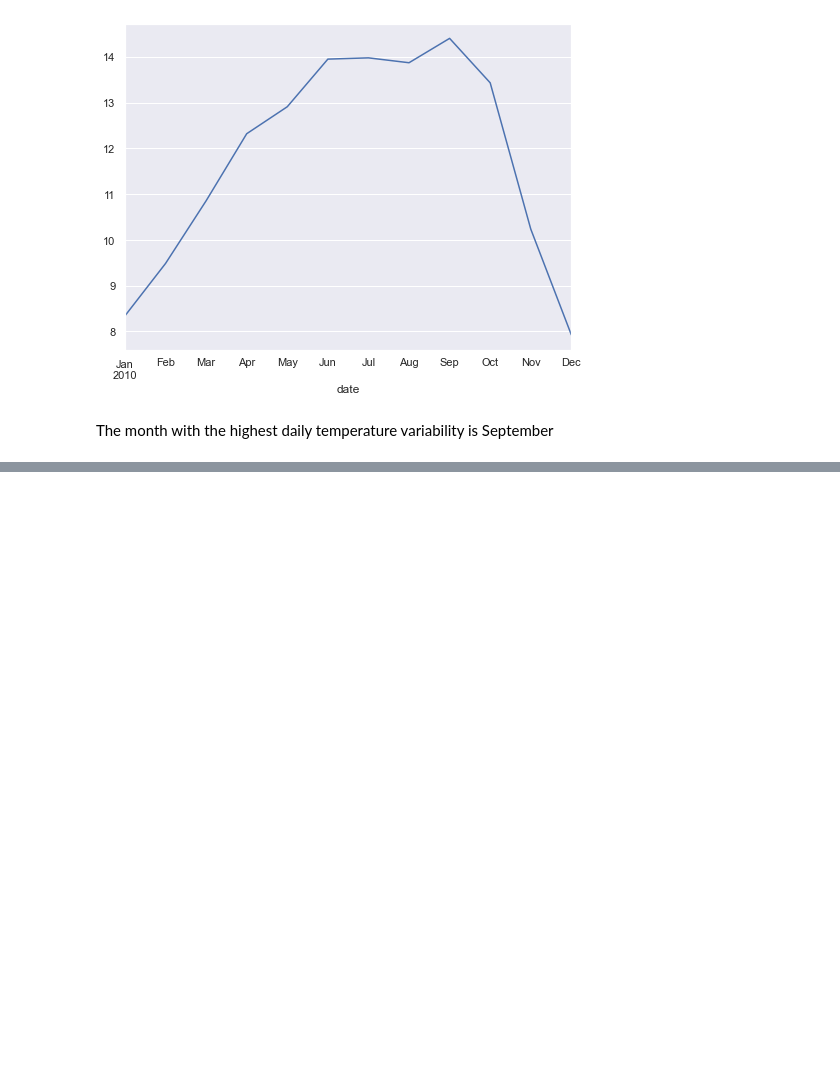
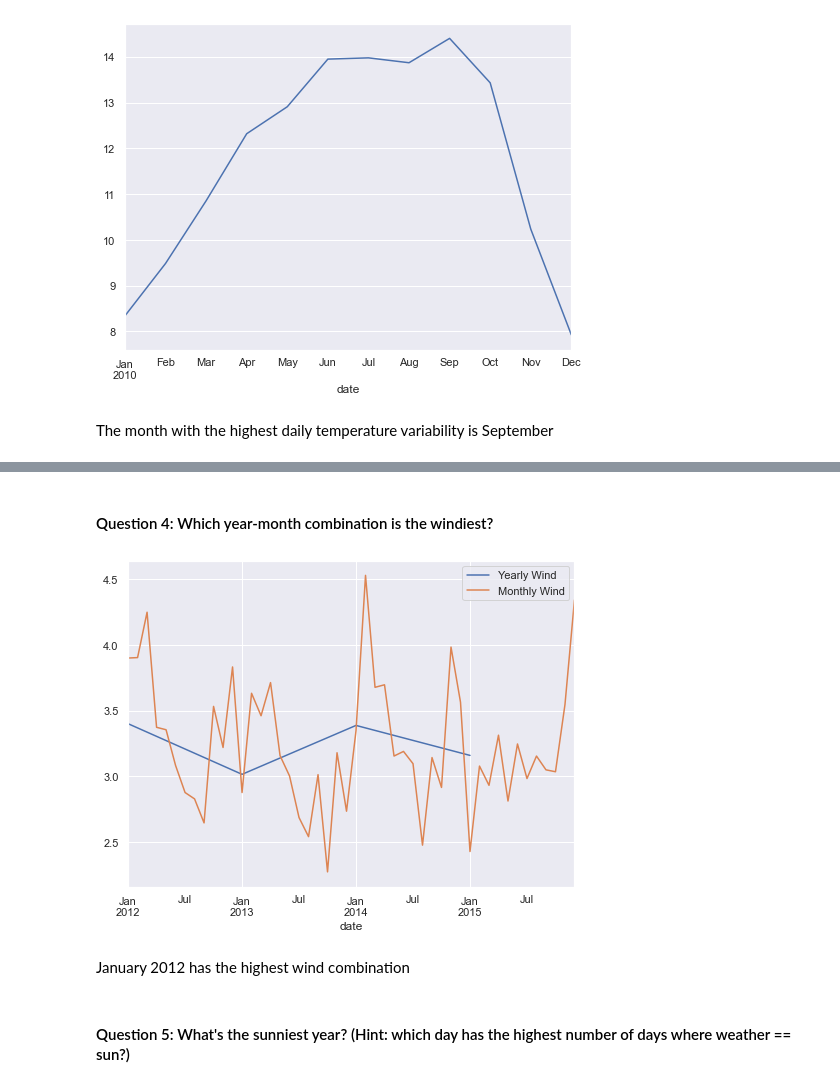
Before and after one commit to ForrestMccrosky/time-series-exercises, a Jupyter notebook: time_manipulation.ipynb, the cells around one changed output, grey strips where cells are left out. Saved outputs shown, nothing was run; the diff lists cells and outputs as text; code cells hidden in the pictures; blank space fills up the shorter version.

```diff
--- a/time_manipulation.ipynb
+++ b/time_manipulation.ipynb
@@ -231,0 +344,13 @@ The month with the highest daily temperature variability is September
+# %% [markdown]
+#### Question 4: Which year-month combination is the windiest?
+# %%
+weather_df.resample('Y').mean().wind.plot(label = 'Yearly Wind')
+weather_df.resample('M').mean().wind.plot(label = 'Monthly Wind')
+plt.legend()
+plt.show()
+# %% [output]
+[figure, added]
+# %% [markdown]
+January 2012 has the highest wind combination
+# %% [markdown]
+#### Question 5: What's the sunniest year? (Hint: which day has the highest number of days where weather == sun?)
```
Also changed, not shown: parts of 35 cells of this notebook.
